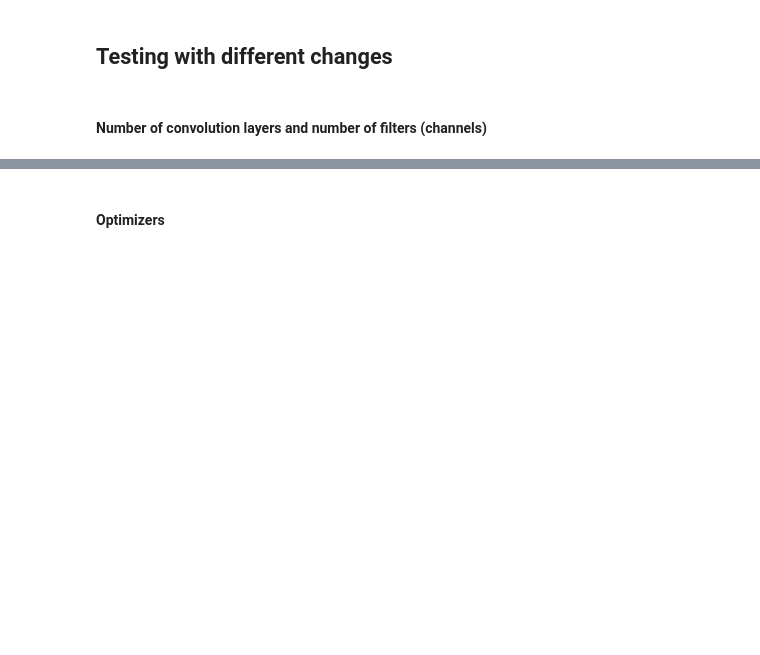
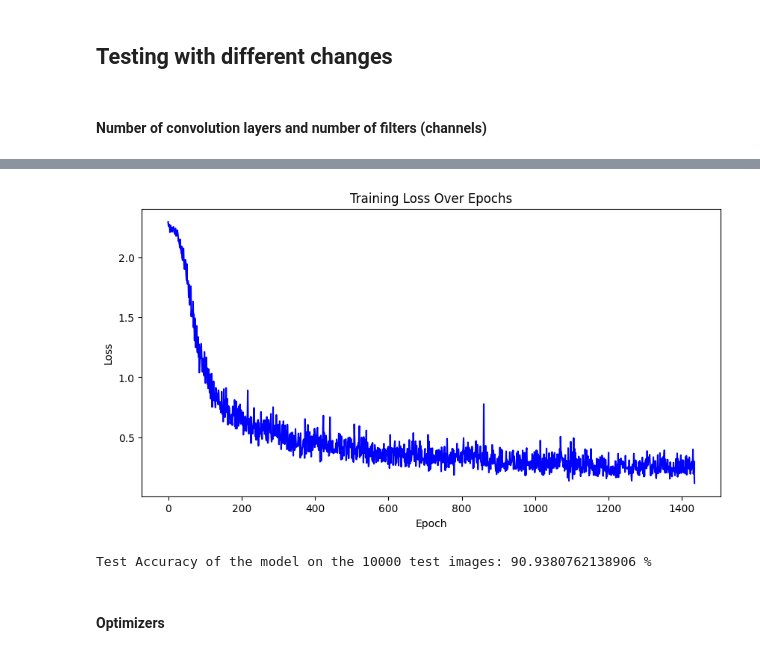
Before and after one commit to LucaFranceschi01/DL-2024, a Jupyter notebook: P3/P3_Questions_Answers.ipynb, the cells around one changed output, grey strips where cells are left out. Cells and saved outputs as stored; diff of their text form; code cells hidden in the pictures; blank space fills up the shorter version.

```diff
--- a/P3/P3_Questions_Answers.ipynb
+++ b/P3/P3_Questions_Answers.ipynb
@@ -299,8 +336,10 @@ optimizer = torch.optim.Adam(CNN.parameters(),lr = learning_rate)
 
 num_epochs = 5
 # %%
-train(CNN, train_loader, optimizer, num_epochs, model_name='model_1_2.ckpt')
+loss_list = train(CNN, train_loader, optimizer, num_epochs, model_name='model_1_2.ckpt')
+plot_loss(loss_list)
 
 CNN.load_state_dict(torch.load(resultsdir + 'model_1_2.ckpt'))
 
 test_acc = test(CNN, test_loader)
+# %% [output]
@@ -307,3 +351,5 @@ test_acc = test(CNN, test_loader)
+[figure, added]
+Test Accuracy of the model on the 10000 test images: 90.9380762138906 %
 # %% [markdown]
 #### Optimizers
 # %%
```
Also changed, not shown: parts of 9 cells of this notebook, 1 other file.
